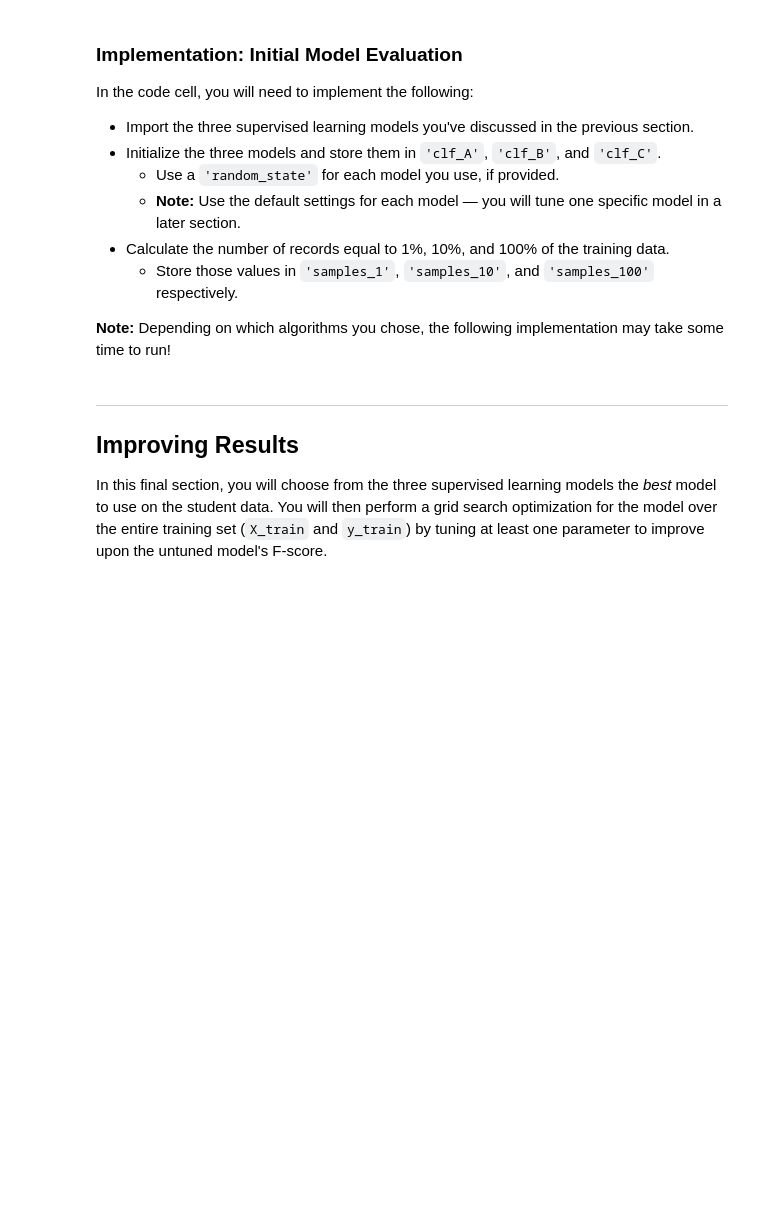
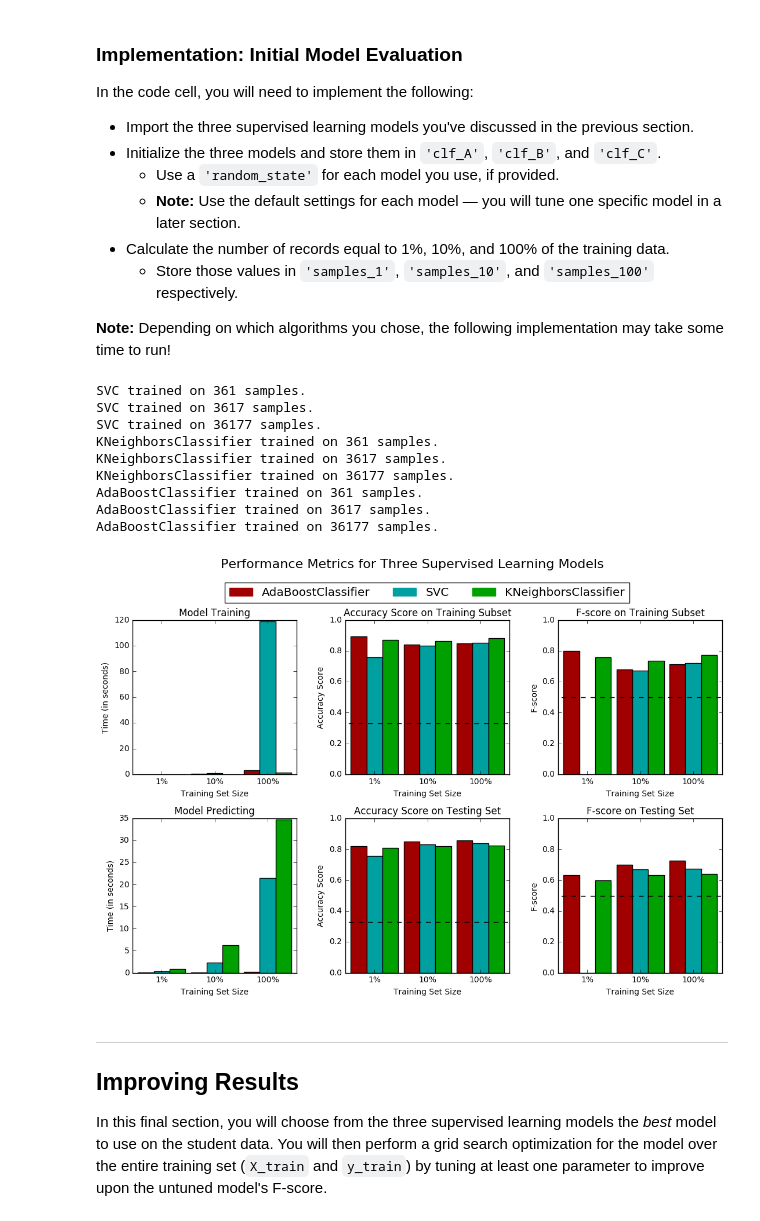
Before and after one commit to RUPANSHURAMAN/finding_donors, a Jupyter notebook: Udacity_Finding_Donors_by_Machine_Learning/finding_donors.ipynb, the cells around one changed output. Cells and saved outputs as stored; diff of their text form; code cells hidden in the pictures; blank space fills up the shorter version.

```diff
--- a/Udacity_Finding_Donors_by_Machine_Learning/finding_donors.ipynb
+++ b/Udacity_Finding_Donors_by_Machine_Learning/finding_donors.ipynb
@@ -312,7 +314,7 @@ In the code block below, you will need to implement the following:
    - Make sure that you set the `beta` parameter!
 # %%
 # TODO: Import two metrics from sklearn - fbeta_score and accuracy_score
-
+from sklearn.metrics import accuracy_score, fbeta_score
 def train_predict(learner, sample_size, X_train, y_train, X_test, y_test):
     '''
     inputs:
@@ -328,33 +330,33 @@ def train_predict(learner, sample_size, X_train, y_train, X_test, y_test):
 
     # TODO: Fit the learner to the training data using slicing with 'sample_size' using .fit(training_features[:], training_labels[:])
     start = time() # Get start time
-    learner = None
+    learner = learner.fit(X_train[:sample_size], y_train[:sample_size])
     end = time() # Get end time
 
     # TODO: Calculate the training time
-    results['train_time'] = None
+    results['train_time'] = end - start
 
     # TODO: Get the predictions on the test set(X_test),
     #       then get predictions on the first 300 training samples(X_train) using .predict()
     start = time() # Get start time
-    predictions_test = None
-    predictions_train = None
+    predictions_test = learner.predict(X_test)
+    predictions_train = learner.predict(X_train[:300])
     end = time() # Get end time
 
     # TODO: Calculate the total prediction time
-    results['pred_time'] = None
+    results['pred_time'] = end - start
 
     # TODO: Compute accuracy on the first 300 training samples which is y_train[:300]
-    results['acc_train'] = None
+    results['acc_train'] = accuracy_score(predictions_train, y_train[:300])
 
     # TODO: Compute accuracy on test set using accuracy_score()
-    results['acc_test'] = None
+    results['acc_test'] = accuracy_score(predictions_test, y_test)
 
     # TODO: Compute F-score on the the first 300 training samples using fbeta_score()
-    results['f_train'] = None
+    results['f_train'] = fbeta_score(y_train[:300], predictions_train, beta=.5)
 
     # TODO: Compute F-score on the test set which is y_test
-    results['f_test'] = None
+    results['f_test'] = fbeta_score(y_test, predictions_test, beta=.5)
 
     # Success
     print("{} trained on {} samples.".format(learner.__class__.__name__, sample_size))
@@ -374,31 +376,45 @@ In the code cell, you will need to implement the following:
 **Note:** Depending on which algorithms you chose, the following implementation may take some time to run!
 # %%
 # TODO: Import the three supervised learning models from sklearn
+from sklearn.svm import SVC
+from sklearn.neighbors import KNeighborsClassifier
+from sklearn.ensemble import AdaBoostClassifier
 
 # TODO: Initialize the three models
-clf_A = None
-clf_B = None
-clf_C = None
+clf_A = SVC(random_state=5)
+clf_B = KNeighborsClassifier()
+clf_C = AdaBoostClassifier(random_state=5)
 
 # TODO: Calculate the number of samples for 1%, 10%, and 100% of the training data
 # HINT: samples_100 is the entire training set i.e. len(y_train)
 # HINT: samples_10 is 10% of samples_100 (ensure to set the count of the values to be `int` and not `float`)
 # HINT: samples_1 is 1% of samples_100 (ensure to set the count of the values to be `int` and not `float`)
-samples_100 = None
-samples_10 = None
-samples_1 = None
+samples_100 = len(y_train)
+samples_10 = int(.1 * samples_100)
+samples_1 = int(.01 * samples_100)
 
 # Collect results on the learners
 results = {}
 for clf in [clf_A, clf_B, clf_C]:
     clf_name = clf.__class__.__name__
     results[clf_name] = {}
     for i, samples in enumerate([samples_1, samples_10, samples_100]):
         results[clf_name][i] = \
         train_predict(clf, samples, X_train, y_train, X_test, y_test)
 
 # Run metrics visualization for the three supervised learning models chosen
 vs.evaluate(results, accuracy, fscore)
+# %% [output]
+SVC trained on 361 samples.
+SVC trained on 3617 samples.
+SVC trained on 36177 samples.
+KNeighborsClassifier trained on 361 samples.
+KNeighborsClassifier trained on 3617 samples.
+KNeighborsClassifier trained on 36177 samples.
+AdaBoostClassifier trained on 361 samples.
+AdaBoostClassifier trained on 3617 samples.
+AdaBoostClassifier trained on 36177 samples.
+[figure, added]
 # %% [markdown]
 ----
 ## Improving Results
```
Also changed, not shown: parts of 11 cells of this notebook.
